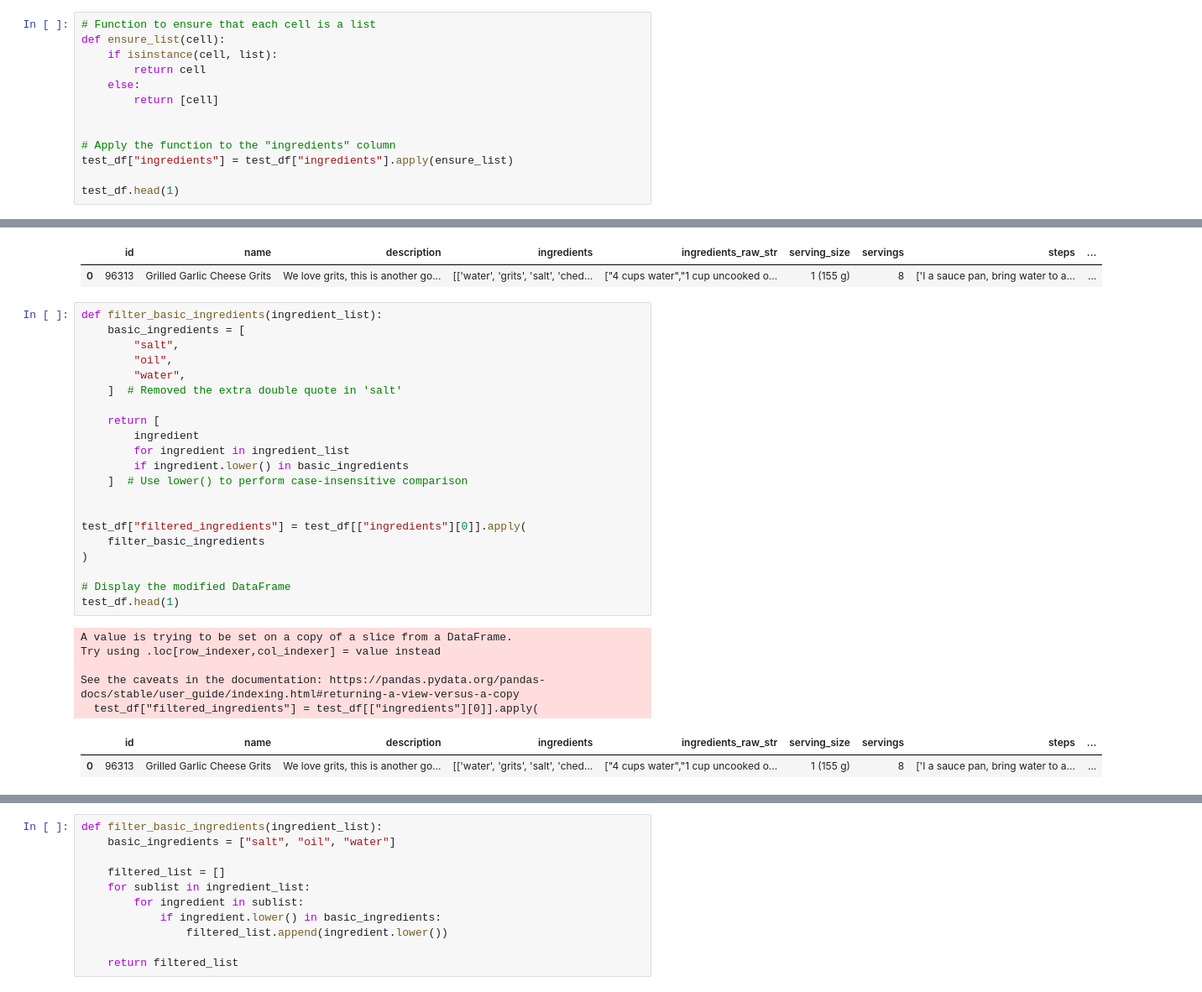
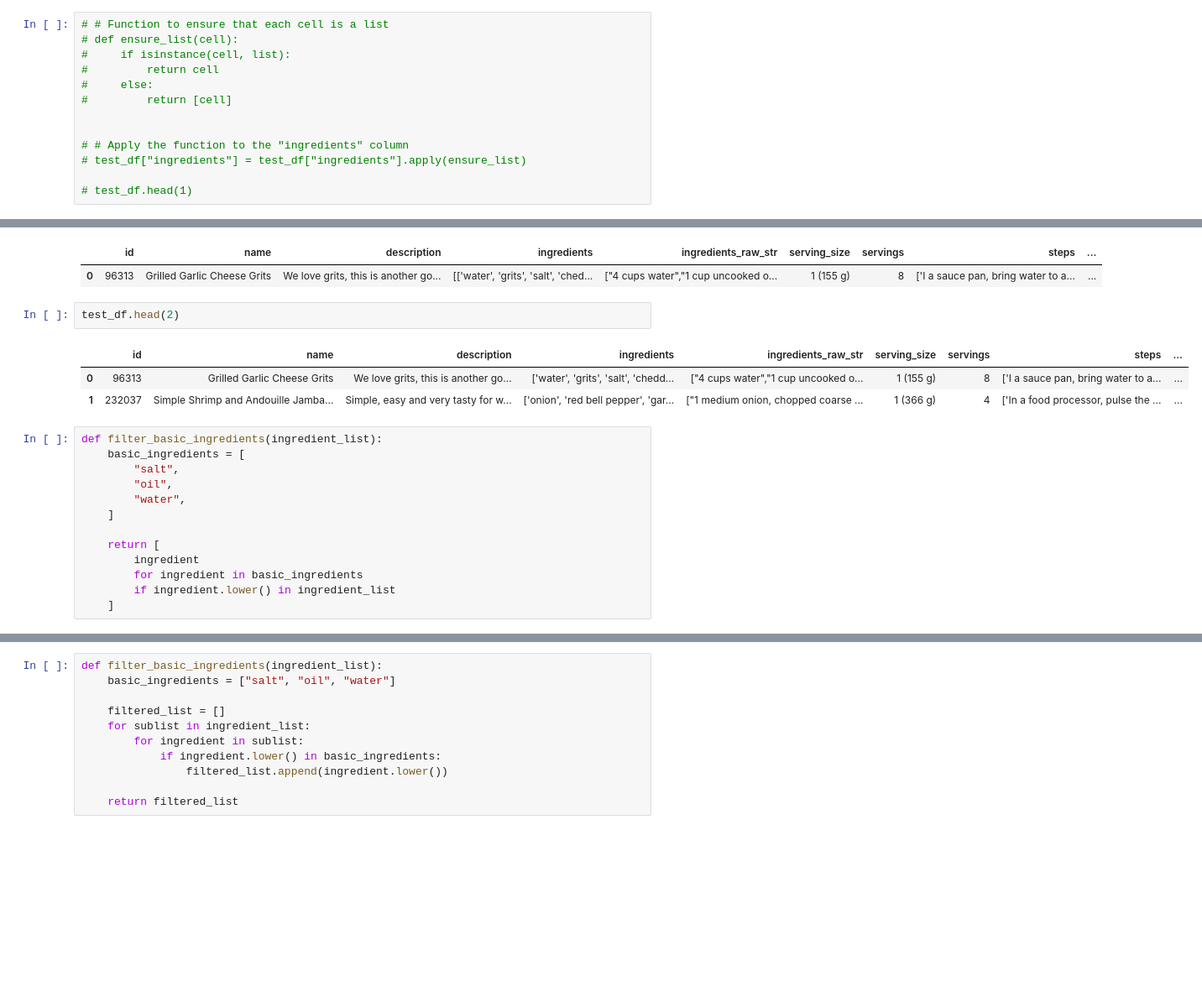
Before and after one commit to AishaShaf/recipe-recommender, a Jupyter notebook: data_cleaning.ipynb, the cells around one changed output, grey strips where cells are left out. Shown at 84% size. Drawn from its saved outputs; the diff is of its cells as text; blank space fills up the shorter version.

Commit message:
ingredients list

```diff
--- a/data_cleaning.ipynb
+++ b/data_cleaning.ipynb
@@ -34,18 +34,18 @@ df["ingredients"].dtypes  # the datatype of ingredients seems to be an object
 # %% [output]
 dtype('O')
 # %%
-# Function to ensure that each cell is a list
-def ensure_list(cell):
-    if isinstance(cell, list):
-        return cell
-    else:
-        return [cell]
+# # Function to ensure that each cell is a list
+# def ensure_list(cell):
+#     if isinstance(cell, list):
+#         return cell
+#     else:
+#         return [cell]
 
 
-# Apply the function to the "ingredients" column
-test_df["ingredients"] = test_df["ingredients"].apply(ensure_list)
+# # Apply the function to the "ingredients" column
+# test_df["ingredients"] = test_df["ingredients"].apply(ensure_list)
 
-test_df.head(1)
+# test_df.head(1)
 # %% [output]
 A value is trying to be set on a copy of a slice from a DataFrame.
 Try using .loc[row_indexer,col_indexer] = value instead
@@ -54,32 +54,22 @@ See the caveats in the documentation: https://pandas.pydata.org/pandas-docs/stab
   test_df["ingredients"] = test_df["ingredients"].apply(ensure_list)
 |  | id | name | description | ingredients | ingredients_raw_str | serving_size | servings | steps | ... |
 | 0 | 96313 | Grilled Garlic Cheese Grits | We love grits, this is another go... | [['water', 'grits', 'salt', 'ched... | ["4 cups water","1 cup uncooked o... | 1 (155 g) | 8 | ['I a sauce pan, bring water to a... | ... |
+# %%
+test_df.head(2)
+# %% [output]
+|  | id | name | description | ingredients | ingredients_raw_str | serving_size | servings | steps | ... |
+| 0 | 96313 | Grilled Garlic Cheese Grits | We love grits, this is another go... | ['water', 'grits', 'salt', 'chedd... | ["4 cups water","1 cup uncooked o... | 1 (155 g) | 8 | ['I a sauce pan, bring water to a... | ... |
+| 1 | 232037 | Simple Shrimp and Andouille Jamba... | Simple, easy and very tasty for w... | ['onion', 'red bell pepper', 'gar... | ["1 medium onion, chopped coarse ... | 1 (366 g) | 4 | ['In a food processor, pulse the ... | ... |
 # %%
 def filter_basic_ingredients(ingredient_list):
     basic_ingredients = [
         "salt",
         "oil",
         "water",
-    ]  # Removed the extra double quote in 'salt'
+    ]
 
     return [
         ingredient
-        for ingredient in ingredient_list
-        if ingredient.lower() in basic_ingredients
-    ]  # Use lower() to perform case-insensitive comparison
-
-
-test_df["filtered_ingredients"] = test_df[["ingredients"][0]].apply(
-    filter_basic_ingredients
-)
-
-# Display the modified DataFrame
-test_df.head(1)
+        for ingredient in basic_ingredients
+        if ingredient.lower() in ingredient_list
+    ]
-# %% [output]
-A value is trying to be set on a copy of a slice from a DataFrame.
-Try using .loc[row_indexer,col_indexer] = value instead
-
-See the caveats in the documentation: https://pandas.pydata.org/pandas-docs/stable/user_guide/indexing.html#returning-a-view-versus-a-copy
-  test_df["filtered_ingredients"] = test_df[["ingredients"][0]].apply(
-|  | id | name | description | ingredients | ingredients_raw_str | serving_size | servings | steps | ... |
-| 0 | 96313 | Grilled Garlic Cheese Grits | We love grits, this is another go... | [['water', 'grits', 'salt', 'ched... | ["4 cups water","1 cup uncooked o... | 1 (155 g) | 8 | ['I a sauce pan, bring water to a... | ... |
```
Also changed, not shown: parts of 6 cells of this notebook.
